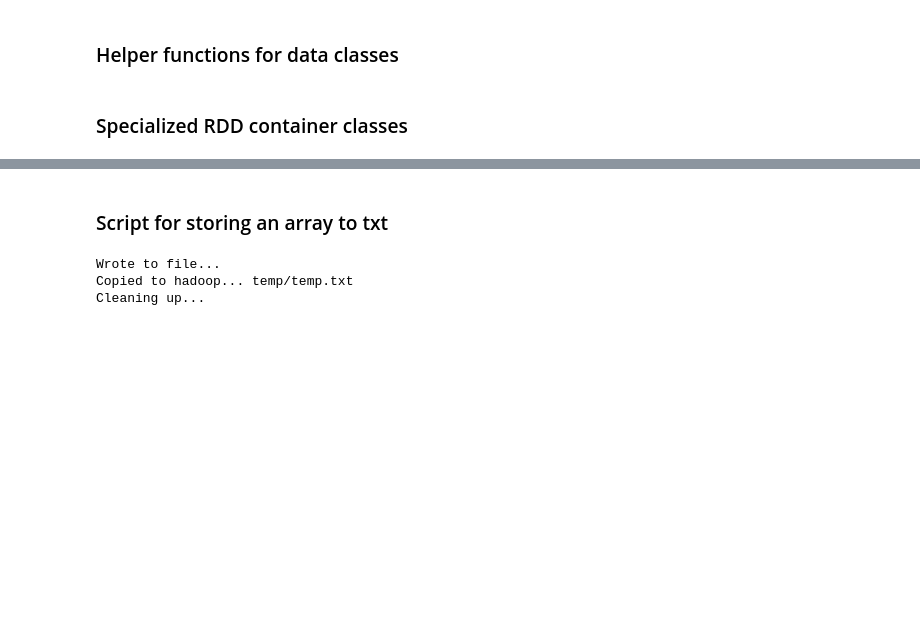
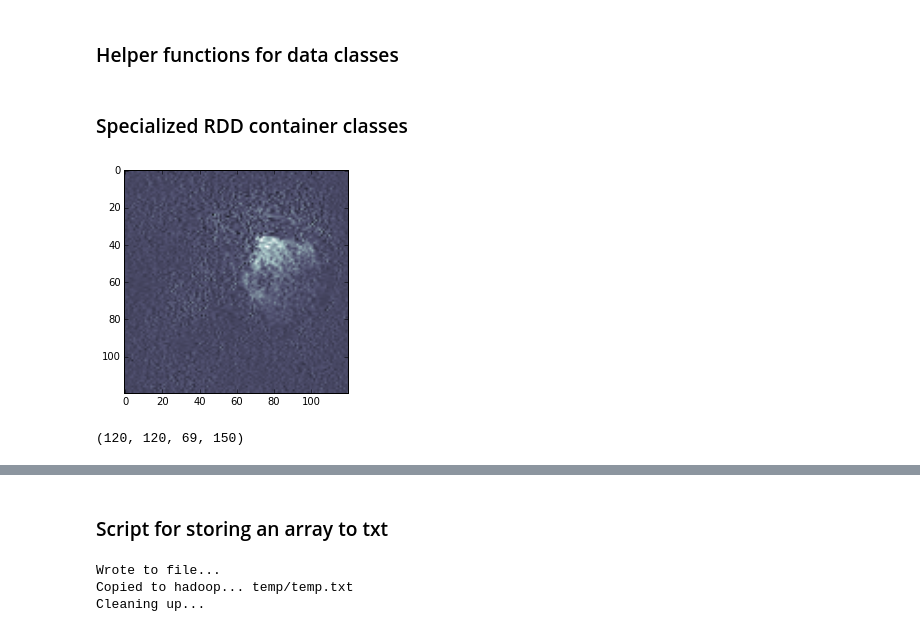
Before and after one commit to snarles/donuts2, a Jupyter notebook: donuts/spark/classes.ipynb, the cells around one changed output, grey strips where cells are left out. Saved outputs shown, nothing was run; the diff lists cells and outputs as text; code cells hidden in the pictures; blank space fills up the shorter version.

Commit message:
added slice function

```diff
--- a/donuts/spark/classes.ipynb
+++ b/donuts/spark/classes.ipynb
@@ -118,3 +123 @@ def txt_to_np(st):
-# %%
-tup = vp.rdd.takeSample(False, 1)[0]
 # %%
@@ -135,7 +148,7 @@ class VoxelPartition:
 
     def __init__(self, rdd = None, cont = None, picklef = None, sz = None, \
                  parts = 10, picklefs = None, inds = None, textf = None, \
-                 dim3 = None, keyset = None):
+                 index = None, dims = None):
         # 1. Set up needded parameters
         if cont is None:
             cont = FakeSparkContext()
@@ -170,12 +183,11 @@ class VoxelPartition:
             rt = cont.textFile(textf, parts)
             self.rdd = rt.map(txt_to_np)
         # compute some self-information
-        if dim3 is None:
-            tup = self.rdd.first()
-            dim3 = np.shape(tup[1])[3]
-        self.dim3 = dim3
-        if keyset is None:
-            self.keyset = self.rdd.map(lambda x : x[0]).collect()
+        if index is None:
+            index = self.rdd.map(_coords).collect()
+        self.index = index
+        ucoords = np.array([[a[0] + b[0], a[1] + b[1], a[2] + b[2], b[3]] for (a, b) in self.index])
+        self.dims = tuple(np.amax(ucoords, 0))
 
     # computes a function on each voxel and returns an RDD with that result
     def compute_quantity(self, func, inds = None):
@@ -192,5 +204,16 @@ class VoxelPartition:
         self.rdd.map(_subarr_to_compressed).saveAsPickleFile(fname)
 
     # gets a 2d slice as numpy array
-    def get_slice(self, x = None, y = None, z = None):
-        return
+    def get_slice(self, x = None, y = None, z = None, w = 0):
+        tups = self.rdd.flatMap(lambda t : _get_slice(t, x, y, z, w)).collect()
+        if x is not None:
+            ans = np.zeros((self.dims[1], self.dims[2]))
+        elif y is not None:
+            ans = np.zeros((self.dims[0], self.dims[2]))
+        elif z is not None:
+            ans = np.zeros((self.dims[0], self.dims[1]))
+        for tup in tups:
+            lc = tup[0]
+            uc = np.array(lc) + np.array(np.shape(tup[1])[:2])
+            ans[lc[0]:uc[0], lc[1]:uc[1]] = tup[1]
+        return ans
@@ -198,13 +225,21 @@ class VoxelPartition:
 if __name__ == "__main__":
     import os
     os.chdir('/root/ephemeral-hdfs/bin')
-    fname = 'chris1_coil1.pickle'
-    os.system('aws s3 cp s3://chris1data/chris1_coil1.pickle .')
-    os.system('./hadoop fs -put ' + fname + ' ' + fname)
+    os.system('aws s3 --recursive cp s3://chris1data/' + fname + ' ' + fname)
+    os.system('./hadoop fs -mkdir ' + fname)
+    os.system('./hadoop fs -put ' + fname + '/* ' + fname + '/')
 # %%
 if __name__ == "__main__":
-    parts = 20
+    parts = 24
     vp = VoxelPartition(cont = sc, parts = parts, picklef = fname)
+# %%
+if __name__ == "__main__":
+    sl = vp.get_slice(z = 10, w = 4)
+    plt.imshow(sl, cmap='bone')
+# %% [output]
+[figure, added]
 # %%
 if __name__ == "__main__":
-    vp.rdd.cache()
+    print(vp.dims)
+# %% [output]
+(120, 120, 69, 150)
```
Also changed, not shown: parts of 8 cells of this notebook.
